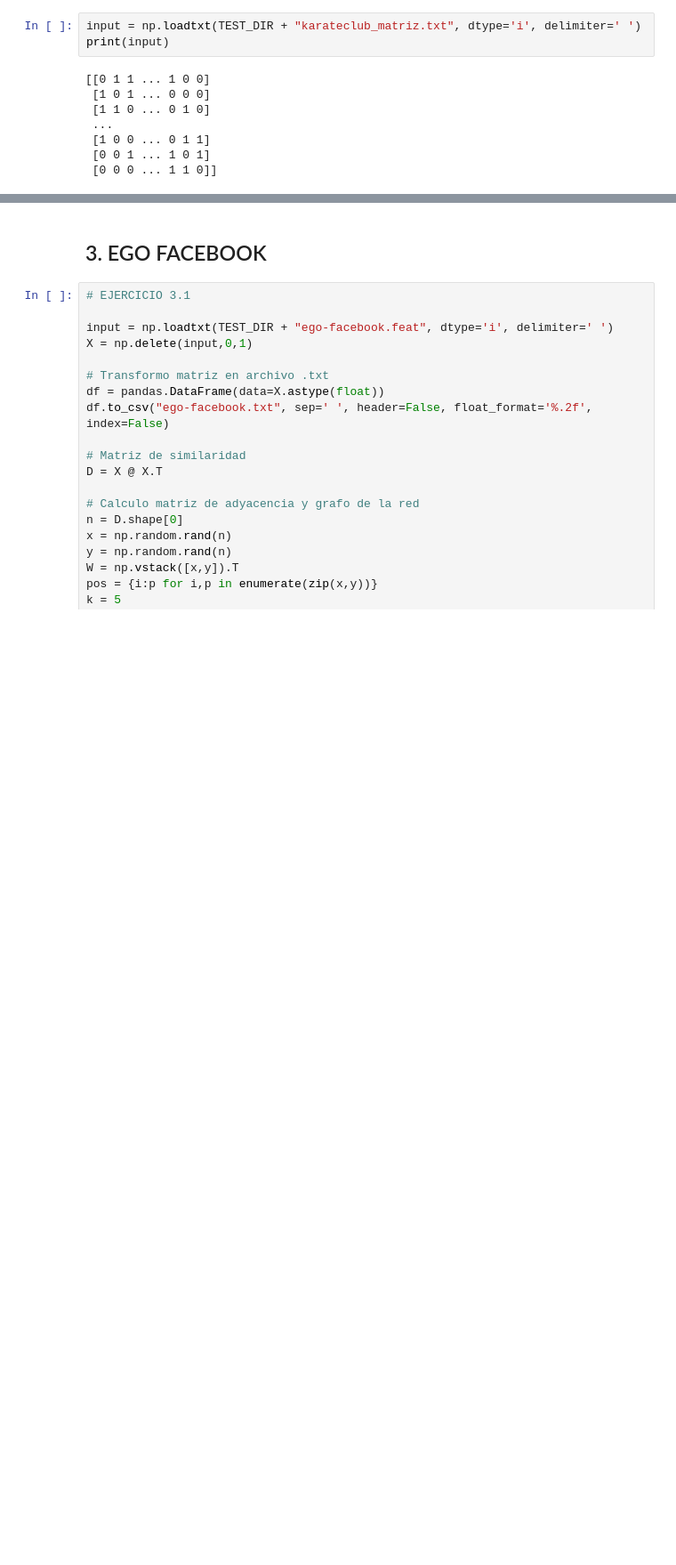
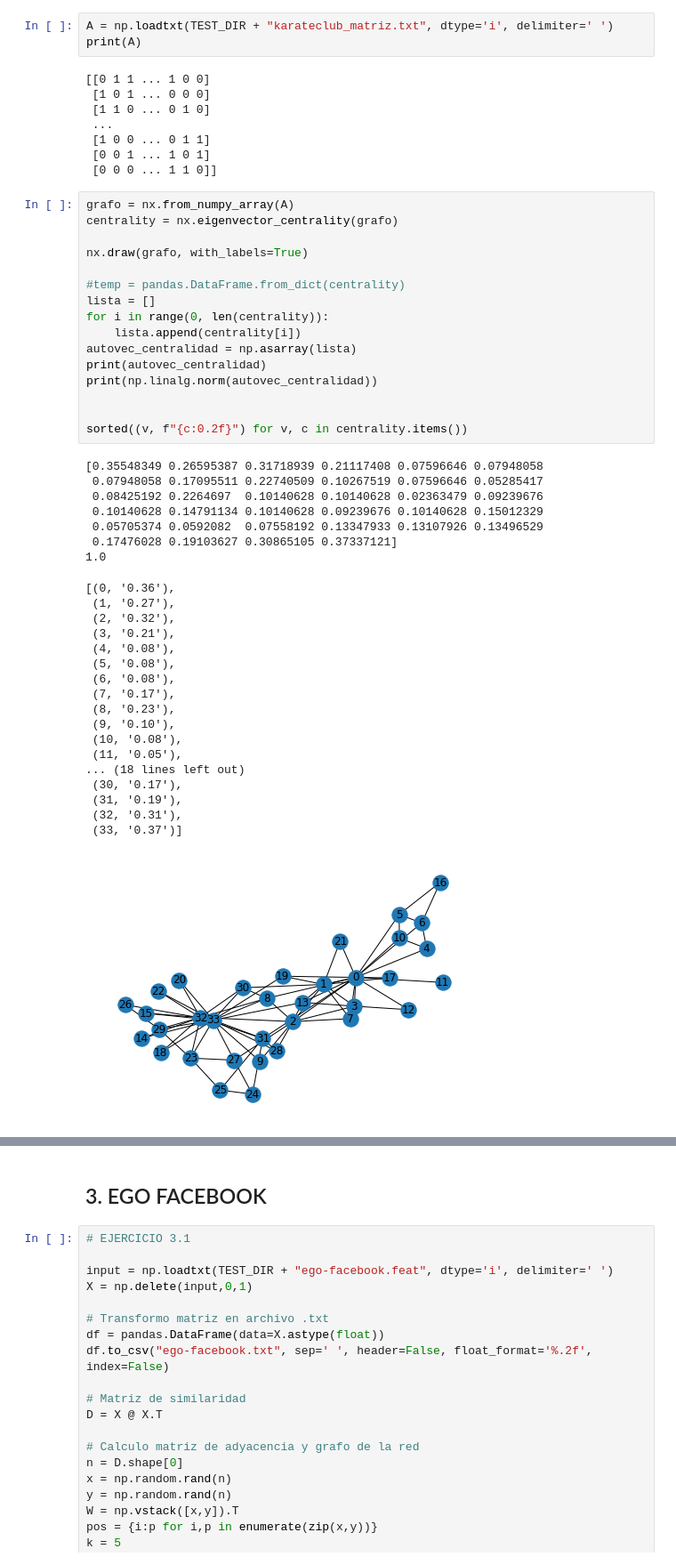
Before and after one commit to gianfrancobtl/tp2-metnum-c2-2022, a Jupyter notebook: notebooks/TP_2_autovalores_autovectores.ipynb, the cells around one changed output, grey strips where cells are left out. Shown: that part at 89% size. Cells and saved outputs as stored; diff of their text form; blank space fills up the shorter version.

```diff
--- a/notebooks/TP_2_autovalores_autovectores.ipynb
+++ b/notebooks/TP_2_autovalores_autovectores.ipynb
@@ -46,6 +65,6 @@ eigenvalues_prueba
 # %%
-input = np.loadtxt(TEST_DIR + "karateclub_matriz.txt", dtype='i', delimiter=' ')
-print(input)
+A = np.loadtxt(TEST_DIR + "karateclub_matriz.txt", dtype='i', delimiter=' ')
+print(A)
 # %% [output]
 [[0 1 1 ... 1 0 0]
  [1 0 1 ... 0 0 0]
@@ -54,3 +73,45 @@ print(input)
  [1 0 0 ... 0 1 1]
  [0 0 1 ... 1 0 1]
  [0 0 0 ... 1 1 0]]
+# %%
+grafo = nx.from_numpy_array(A)
+centrality = nx.eigenvector_centrality(grafo)
+
+nx.draw(grafo, with_labels=True)
+
+#temp = pandas.DataFrame.from_dict(centrality)
+lista = []
+for i in range(0, len(centrality)):
+    lista.append(centrality[i])
+autovec_centralidad = np.asarray(lista)
+print(autovec_centralidad)
+print(np.linalg.norm(autovec_centralidad))
+
+
+sorted((v, f"{c:0.2f}") for v, c in centrality.items())
+# %% [output]
+[0.35548349 0.26595387 0.31718939 0.21117408 0.07596646 0.07948058
+ 0.07948058 0.17095511 0.22740509 0.10267519 0.07596646 0.05285417
+ 0.08425192 0.2264697  0.10140628 0.10140628 0.02363479 0.09239676
+ 0.10140628 0.14791134 0.10140628 0.09239676 0.10140628 0.15012329
+ 0.05705374 0.0592082  0.07558192 0.13347933 0.13107926 0.13496529
+ 0.17476028 0.19103627 0.30865105 0.37337121]
+1.0
+[(0, '0.36'),
+ (1, '0.27'),
+ (2, '0.32'),
+ (3, '0.21'),
+ (4, '0.08'),
+ (5, '0.08'),
+ (6, '0.08'),
+ (7, '0.17'),
+ (8, '0.23'),
+ (9, '0.10'),
+ (10, '0.08'),
+ (11, '0.05'),
+... (18 lines left out)
+ (30, '0.17'),
+ (31, '0.19'),
+ (32, '0.31'),
+ (33, '0.37')]
+[figure, added]
```
Also changed, not shown: parts of 10 cells of this notebook, 5 other files.
